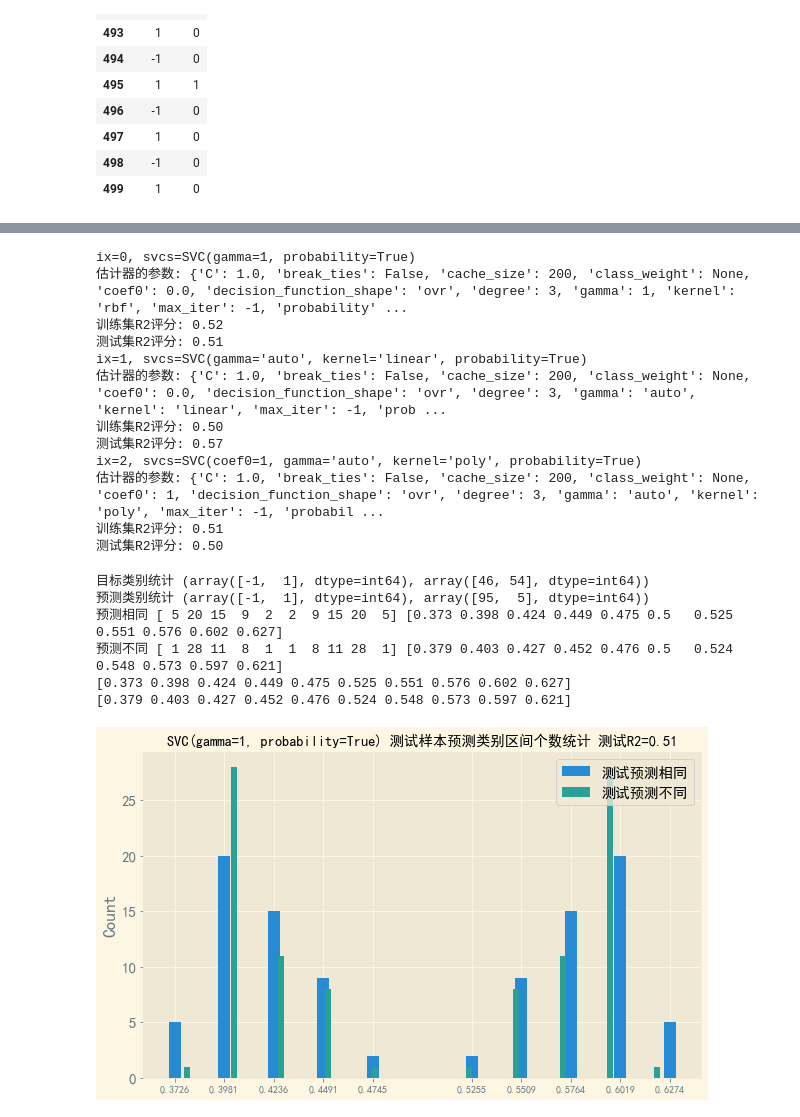
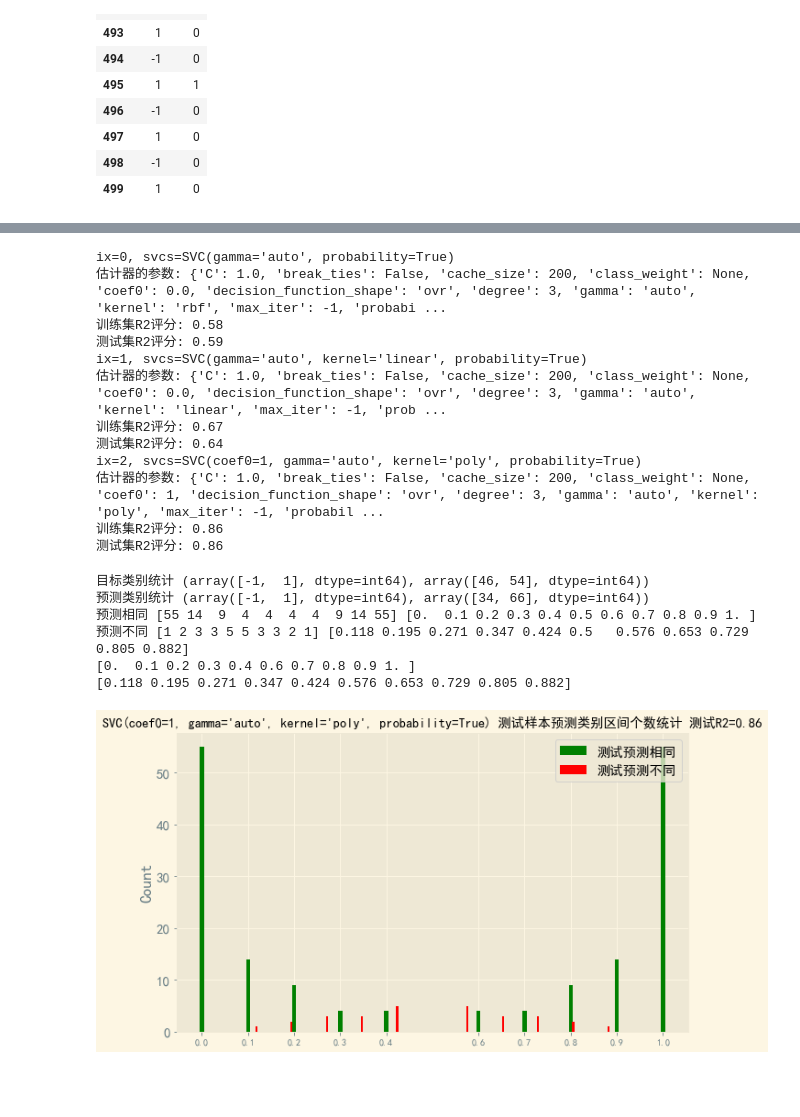
Before and after one commit to vcfriend/python-demo, a Jupyter notebook: myQuant/strategy/交易结果分析.ipynb, the cells around one changed output, grey strips where cells are left out. Cells and saved outputs as stored; diff of their text form; code cells hidden in the pictures; blank space fills up the shorter version.

```diff
--- a/myQuant/strategy/交易结果分析.ipynb
+++ b/myQuant/strategy/交易结果分析.ipynb
@@ -161,14 +164,14 @@ print(yy_test[-10:])
 [ 1 -1 -1 -1  1  1 -1 -1 -1  1]
 # %%
 # 拟合分类模型
-rbf = SVC(kernel='rbf', C=1.0, gamma=1, probability=True)
+rbf = SVC(kernel='rbf', C=1.0, gamma='auto', probability=True)
 linear = SVC(kernel='linear', C=1.0, gamma='auto', probability=True)
 poly = SVC(kernel='poly', C=1.0, gamma='auto', degree=3, coef0=1, probability=True)
 # %%
 svcs = [rbf, linear, poly]
 kernel_label = ["rbf", "linear", "poly"]
 for ix, svc in enumerate(svcs):
-    performance = svc.fit(x_train, y_train.ravel())
+    performance = svc.fit(x_train, yy_train.ravel())
     # 获取预测值
     y_test_pred = performance.predict(x_test)
     # 显示估计器
@@ -178,21 +181,21 @@ for ix, svc in enumerate(svcs):
     # https://blog.csdn.net/gracejpw/article/details/101546293
     # 返回预测的决定系数R^2
     # R^2越接近于1，模型的拟合优度越高。
-    print(f'训练集R2评分: %.2f ' % (performance.score(x_train, y_train)))
+    print(f'训练集R2评分: %.2f ' % (performance.score(x_train, yy_train)))
     print(f'测试集R2评分: %.2f ' %(svc.score(x_test, yy_test)))
 # %% [output]
-ix=0, svcs=SVC(gamma=1, probability=True)
-估计器的参数: {'C': 1.0, 'break_ties': False, 'cache_size': 200, 'class_weight': None, 'coef0': 0.0, 'decision_function_shape': 'ovr', 'degree': 3, 'gamma': 1, 'kernel': 'rbf', 'max_iter': -1, 'probability' ...
-训练集R2评分: 0.52
-测试集R2评分: 0.51
+ix=0, svcs=SVC(gamma='auto', probability=True)
+估计器的参数: {'C': 1.0, 'break_ties': False, 'cache_size': 200, 'class_weight': None, 'coef0': 0.0, 'decision_function_shape': 'ovr', 'degree': 3, 'gamma': 'auto', 'kernel': 'rbf', 'max_iter': -1, 'probabi ...
+训练集R2评分: 0.58
+测试集R2评分: 0.59
 ix=1, svcs=SVC(gamma='auto', kernel='linear', probability=True)
 估计器的参数: {'C': 1.0, 'break_ties': False, 'cache_size': 200, 'class_weight': None, 'coef0': 0.0, 'decision_function_shape': 'ovr', 'degree': 3, 'gamma': 'auto', 'kernel': 'linear', 'max_iter': -1, 'prob ...
-训练集R2评分: 0.50
-测试集R2评分: 0.57
+训练集R2评分: 0.67
+测试集R2评分: 0.64
 ix=2, svcs=SVC(coef0=1, gamma='auto', kernel='poly', probability=True)
 估计器的参数: {'C': 1.0, 'break_ties': False, 'cache_size': 200, 'class_weight': None, 'coef0': 1, 'decision_function_shape': 'ovr', 'degree': 3, 'gamma': 'auto', 'kernel': 'poly', 'max_iter': -1, 'probabil ...
-训练集R2评分: 0.51
-测试集R2评分: 0.50
+训练集R2评分: 0.86
+测试集R2评分: 0.86
 # %%
 # 绘制训练样本类别预测与目标分类的相同和不同的概率区别统计图
 plt.style.use(plt.style.available[0])  #可以通过下标进行选择适合自己的画图样式
@@ -201,57 +204,57 @@ plt.rcParams['font.family'] = 'sans-serif'
 plt.rcParams['axes.unicode_minus'] = False  #用来正常显示负号
 
 
-clf = rbf
-# clf = linear
+clf = svcs[2]
 # clf = estimator
 score_test = clf.score(x_test, yy_test)
 # print(clf.kernel)
 print('目标类别统计',np.unique(yy_test,axis=0,return_counts=True))  #统计等每个分类的个数
 
 x_test_pred = clf.predict(x_test)[:]  #测试样本预测
 print('预测类别统计',np.unique(x_test_pred,axis=0, return_counts=True))  #统计预测的每个分类个数
 
 
 id_test_no = (x_test_pred != yy_test)  #测试样本预测类别与测试目标类别不同的下标
 id_test_ok = (x_test_pred == yy_test)  #测试样本预测类别与测试目标类别不同的下标
-test_no = clf.predict_proba(x_test)[id_test_no]  #测试样本预测类别与测试目标类别不同的概率值
-test_ok = clf.predict_proba(x_test)[id_test_ok]
+test_no = clf.predict_proba(x_test)[id_test_no][:]  #测试样本预测类别与测试目标类别不同的概率值,返回的是每个类别的概率,每行所有类别概率合计为1
+test_ok = clf.predict_proba(x_test)[id_test_ok][:]  #返回1类个别的概率
 
 
 # 绘制测试样本类别预测与目标分类的相同和不同的概率区别统计图
-his_test_ok, his_ok = np.histogram(test_ok, bins=10)
-print('预测相同',his_test_ok, his_ok)
-his_test_no, his_no = np.histogram(test_no, bins=10)
-print('预测不同',his_test_no, his_no)
+his_test_count_ok, his_interval_ok = np.histogram(test_ok, bins=10)
+print('预测相同', his_test_count_ok, his_interval_ok)
+his_test_count_no, his_interval_no = np.histogram(test_no, bins=10)
+print('预测不同', his_test_count_no, his_interval_no)
 # 绘制图像
 fig, ax1 = plt.subplots()
 fig.set_size_inches(10, 6)
 plt.set_cmap('RdBu')
 # plt.set_cmap('jet')
 
-his_ok = np.delete(his_ok, [5])
-his_no = np.delete(his_no, [5])
-print(his_ok)
-print(his_no)
-w = his_no[-1]/100
+his_interval_ok = np.delete(his_interval_ok, [5])
+his_interval_no = np.delete(his_interval_no, [5])
+print(his_interval_ok)
+print(his_interval_no)
+w = his_interval_no[-1] / 100
 # 绘制多个bar在同一个图中, 这里需要控制width
-plt.bar(his_ok, height=his_test_ok, width=1 * w, align='center')  #测试样本预测相同
-plt.bar(his_no, height=his_test_no, width=0.5 * w, align='center')  #测试样本预测不同
+plt.bar(his_interval_ok, height=his_test_count_ok, width=1 * w, align='center', color=['g'])  #测试样本预测相同
+plt.bar(his_interval_no, height=his_test_count_no, width=0.5 * w, align='center', color=['r'])  #测试样本预测不同
+
 # 设置坐标轴的标签
 ax1.yaxis.set_tick_params(labelsize=15)  # 设置y轴的字体的大小
-ax1.set_xticks(his_ok)  # 设置xticks出现的位置
+ax1.set_xticks(his_interval_ok)  # 设置xticks出现的位置
 # 设置坐标轴名称
 ax1.set_ylabel("Count", fontsize='xx-large')
 # 设置标题
 ax1.set_title('%s 测试样本预测类别区间个数统计 测试R2=%.2f' % (clf, score_test), fontsize='x-large')
 # 设置图例
 plt.legend(('测试预测相同', '测试预测不同'), fontsize='x-large', loc='upper right')
 plt.show()
 # %% [output]
 目标类别统计 (array([-1,  1], dtype=int64), array([46, 54], dtype=int64))
-预测类别统计 (array([-1,  1], dtype=int64), array([95,  5], dtype=int64))
-预测相同 [ 5 20 15  9  2  2  9 15 20  5] [0.373 0.398 0.424 0.449 0.475 0.5   0.525 0.551 0.576 0.602 0.627]
-预测不同 [ 1 28 11  8  1  1  8 11 28  1] [0.379 0.403 0.427 0.452 0.476 0.5   0.524 0.548 0.573 0.597 0.621]
-[0.373 0.398 0.424 0.449 0.475 0.525 0.551 0.576 0.602 0.627]
-[0.379 0.403 0.427 0.452 0.476 0.524 0.548 0.573 0.597 0.621]
+预测类别统计 (array([-1,  1], dtype=int64), array([34, 66], dtype=int64))
+预测相同 [55 14  9  4  4  4  4  9 14 55] [0.  0.1 0.2 0.3 0.4 0.5 0.6 0.7 0.8 0.9 1. ]
+预测不同 [1 2 3 3 5 5 3 3 2 1] [0.118 0.195 0.271 0.347 0.424 0.5   0.576 0.653 0.729 0.805 0.882]
+[0.  0.1 0.2 0.3 0.4 0.6 0.7 0.8 0.9 1. ]
+[0.118 0.195 0.271 0.347 0.424 0.576 0.653 0.729 0.805 0.882]
-[figure, old version]
+[figure, new version]
```
Also changed, not shown: parts of 7 cells of this notebook, 1 other file.
